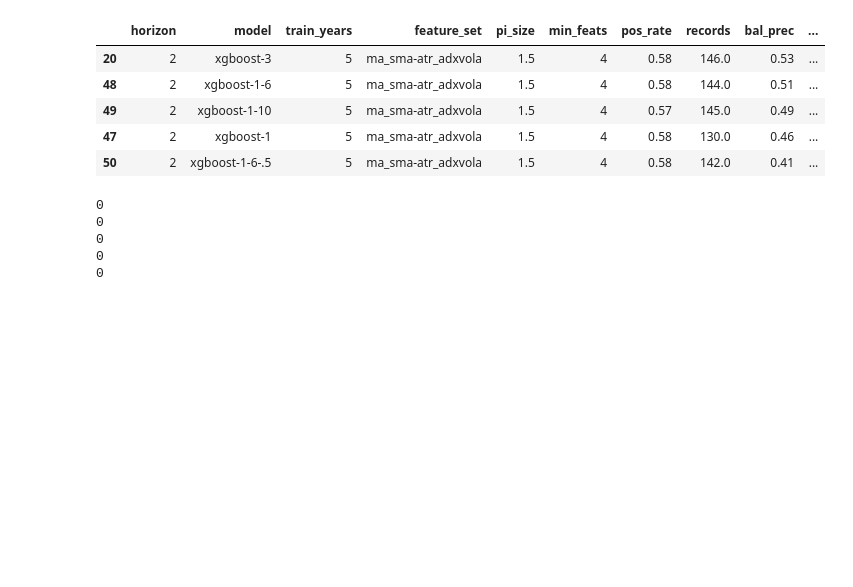
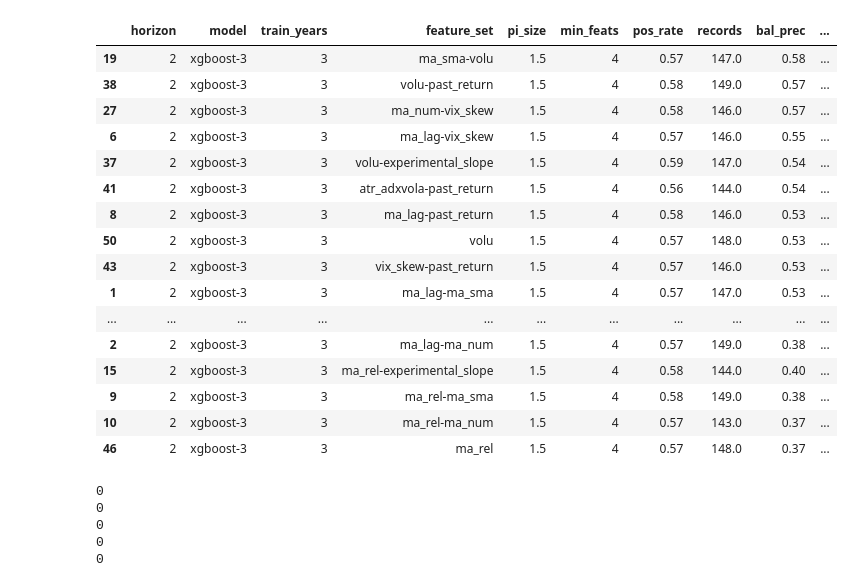
Before and after one commit to bchase17/Stocks, a Jupyter notebook: performance_assessment.ipynb, the cells around one changed output. Cells and saved outputs as stored; diff of their text form; code cells hidden in the pictures; blank space fills up the shorter version.

```diff
--- a/performance_assessment.ipynb
+++ b/performance_assessment.ipynb
@@ -23,14 +23,14 @@ import importlib
 importlib.reload(min_features)
 importlib.reload(daily_return)
 
-perf_df = pd.read_csv("h2_performance_all.csv")
+perf_df = pd.read_csv("h2_performance.csv")
 #perf_df = perf_df.drop_duplicates()
 perf_df['Date'] = perf_df['test_start']
 returns = [1, 2, 3, 5, 10, 20, 30]
 #df_daily, feats = daily_return.pull_daily('QQQ', returns)
 #return_cols = df_daily.columns[df_daily.columns.str.contains("Return_")].to_list()
 
-perf_df = pd.read_csv("h2_performance_all.csv")
+perf_df = pd.read_csv("h2_performance.csv")
 perf_df = perf_df.drop_duplicates()
 gcols = ["horizon", "model", "train_years", "feature_set", "pi_size", "min_feats"]
 
@@ -120,40 +120,51 @@ def _metrics(min_th, cov_th, g: pd.DataFrame) -> pd.Series:
         f"cov_|{cov_th}|": cov,
         f"pprec_|{cov_th}|": prec_pos_th,
         f"nprec_|{cov_th}|": prec_neg_th,
     })
 
 min_th = .51
 cov_th = .75
 pred_df = perf_df[(perf_df["pred"] > min_th) | (perf_df["pred"] < (1 - min_th))].copy()
 metrics_df = (
     pred_df
     .dropna(subset=[y_col, p_col])
     .groupby(gcols, sort=False)
     .apply(lambda g: _metrics(min_th, cov_th, g), include_groups=False)
     .reset_index()
     .sort_values(["horizon", "mcc", "brier"], ascending=[True, False, True])
 )
 
 metrics_df['composite'] =  0.5*(metrics_df['bal_prec']) + 0.25*(metrics_df['mcc']) + .125*(1-(metrics_df['brier'])) + 0.1*((metrics_df[f'bal_prec_|{cov_th}|']) * (metrics_df[f'cov_|{cov_th}|']))
 # top per horizon (ranked by MCC desc, then Brier asc)
 top_by_horizon = (
     metrics_df
     .sort_values(["horizon", "composite", "log_loss"], ascending=[True, False, False])
     .groupby("horizon", as_index=False, sort=False)
     .head(150)
 )
 
 #top_by_horizon.to_csv('top_performers.csv', index=False)
 #top_by_horizon[top_by_horizon['horizon'] == 2].round(2)
-top_by_horizon[top_by_horizon['feature_set'] == 'ma_sma-atr_adxvola'].round(2)
-#top_by_horizon.round(2)
+#top_by_horizon[top_by_horizon['feature_set'] == 'ma_sma-atr_adxvola'].round(2)
+top_by_horizon.round(2)
 # %% [output]
 |  | horizon | model | train_years | feature_set | pi_size | min_feats | pos_rate | records | bal_prec | ... |
-| 20 | 2 | xgboost-3 | 5 | ma_sma-atr_adxvola | 1.5 | 4 | 0.58 | 146.0 | 0.53 | ... |
-| 48 | 2 | xgboost-1-6 | 5 | ma_sma-atr_adxvola | 1.5 | 4 | 0.58 | 144.0 | 0.51 | ... |
-| 49 | 2 | xgboost-1-10 | 5 | ma_sma-atr_adxvola | 1.5 | 4 | 0.57 | 145.0 | 0.49 | ... |
-| 47 | 2 | xgboost-1 | 5 | ma_sma-atr_adxvola | 1.5 | 4 | 0.58 | 130.0 | 0.46 | ... |
-| 50 | 2 | xgboost-1-6-.5 | 5 | ma_sma-atr_adxvola | 1.5 | 4 | 0.58 | 142.0 | 0.41 | ... |
+| 19 | 2 | xgboost-3 | 3 | ma_sma-volu | 1.5 | 4 | 0.57 | 147.0 | 0.58 | ... |
+| 38 | 2 | xgboost-3 | 3 | volu-past_return | 1.5 | 4 | 0.58 | 149.0 | 0.57 | ... |
+| 27 | 2 | xgboost-3 | 3 | ma_num-vix_skew | 1.5 | 4 | 0.58 | 146.0 | 0.57 | ... |
+| 6 | 2 | xgboost-3 | 3 | ma_lag-vix_skew | 1.5 | 4 | 0.57 | 146.0 | 0.55 | ... |
+| 37 | 2 | xgboost-3 | 3 | volu-experimental_slope | 1.5 | 4 | 0.59 | 147.0 | 0.54 | ... |
+| 41 | 2 | xgboost-3 | 3 | atr_adxvola-past_return | 1.5 | 4 | 0.56 | 144.0 | 0.54 | ... |
+| 8 | 2 | xgboost-3 | 3 | ma_lag-past_return | 1.5 | 4 | 0.58 | 146.0 | 0.53 | ... |
+| 50 | 2 | xgboost-3 | 3 | volu | 1.5 | 4 | 0.57 | 148.0 | 0.53 | ... |
+| 43 | 2 | xgboost-3 | 3 | vix_skew-past_return | 1.5 | 4 | 0.57 | 146.0 | 0.53 | ... |
+| 1 | 2 | xgboost-3 | 3 | ma_lag-ma_sma | 1.5 | 4 | 0.57 | 147.0 | 0.53 | ... |
+| ... | ... | ... | ... | ... | ... | ... | ... | ... | ... | ... |
+| 2 | 2 | xgboost-3 | 3 | ma_lag-ma_num | 1.5 | 4 | 0.57 | 149.0 | 0.38 | ... |
+| 15 | 2 | xgboost-3 | 3 | ma_rel-experimental_slope | 1.5 | 4 | 0.58 | 144.0 | 0.40 | ... |
+| 9 | 2 | xgboost-3 | 3 | ma_rel-ma_sma | 1.5 | 4 | 0.58 | 149.0 | 0.38 | ... |
+| 10 | 2 | xgboost-3 | 3 | ma_rel-ma_num | 1.5 | 4 | 0.57 | 143.0 | 0.37 | ... |
+| 46 | 2 | xgboost-3 | 3 | ma_rel | 1.5 | 4 | 0.57 | 148.0 | 0.37 | ... |
 # %%
 for r in returns:
     perf_df_ph = perf_df[(perf_df['horizon'] == r)].drop_duplicates().copy()
```
Also changed, not shown: parts of 1 cell of this notebook, 4 other files.
